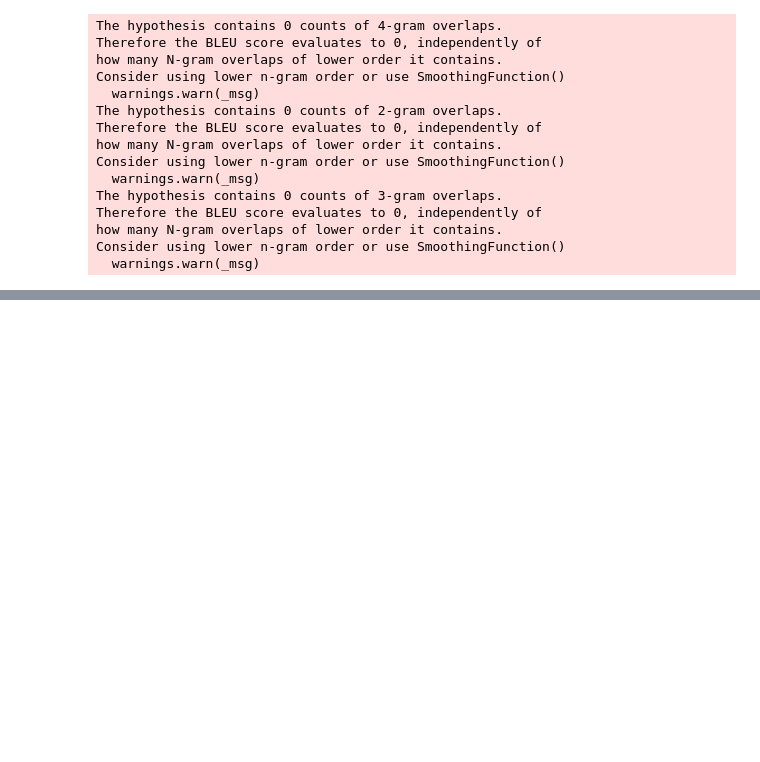
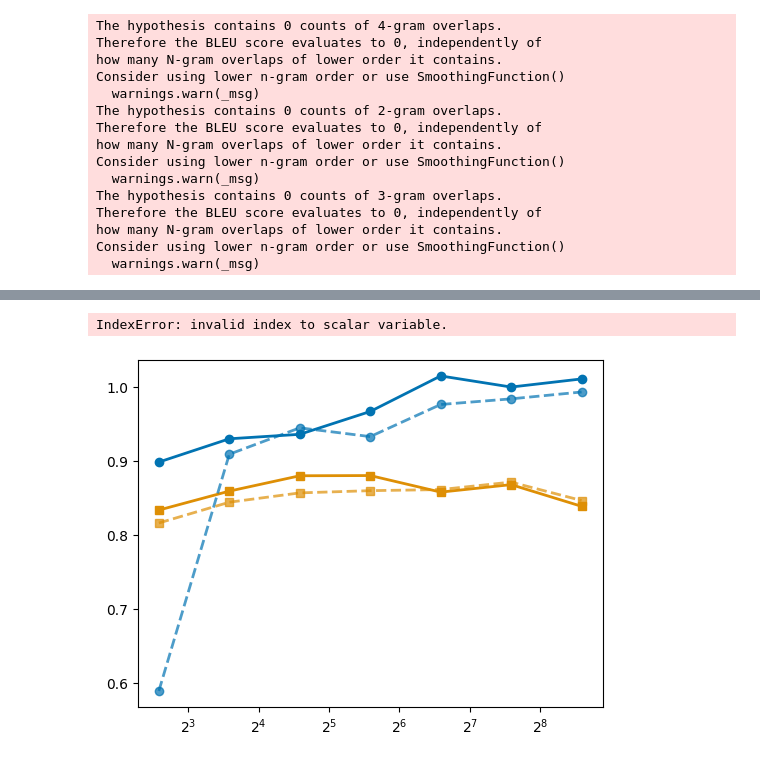
Before and after one commit to Igzi/fall-2025-semester-project, a Jupyter notebook: notebooks/test_different_cluster_size.ipynb, the cells around one changed output, grey strips where cells are left out. Drawn from its saved outputs; the diff is of its cells as text; code cells hidden in the pictures; blank space fills up the shorter version.

```diff
--- a/notebooks/test_different_cluster_size.ipynb
+++ b/notebooks/test_different_cluster_size.ipynb
@@ -680,0 +753,62 @@ Consider using lower n-gram order or use SmoothingFunction()
+# %%
+import numpy as np
+import matplotlib.pyplot as plt
+
+# x_values = [6, 12, 24, 48, 96, 192, 384, 768, 1536]
+x_values = np.array([6*pow(2,p) for p in range(7)])
+
+# Create single plot
+fig, ax = plt.subplots(figsize=(6, 4.5))
+
+# Color scheme - colorblind friendly
+color_id = '#0173B2'  # Blue for ID
+color_ood = '#DE8F05'  # Orange for OOD
+
+# Plot 7B model (solid lines)
+ax.semilogx(x_values, results_fusion_7b, marker='o', base=2, label="7B ID",
+            color=color_id, linewidth=2, markersize=6, linestyle='-')
+ax.semilogx(x_values, results_fusion_ood_7b, marker='s', base=2, label="7B OOD",
+            color=color_ood, linewidth=2, markersize=6, linestyle='-')
+
+# Plot 13B model (dashed lines)
+ax.semilogx(x_values, results_fusion_13b, marker='o', base=2, label="13B ID",
+            color=color_id, linewidth=2, markersize=6, linestyle='--', alpha=0.7)
+ax.semilogx(x_values, results_fusion_ood_13b, marker='s', base=2, label="13B OOD",
+            color=color_ood, linewidth=2, markersize=6, linestyle='--', alpha=0.7)
+
+# Mark maximum points for 7B
+max_idx_7b = np.argmax(results_fusion_7b)
+max_idx_ood_7b = np.argmax(results_fusion_ood_7b)
+ax.scatter(x_values[max_idx_7b], results_7b[max_idx_7b],
+           s=200, marker='*', color=color_id, edgecolor='black', linewidth=1.5, zorder=5)
+ax.scatter(x_values[max_idx_ood_7b], results_ood_7b[max_idx_ood_7b],
+           s=200, marker='*', color=color_ood, edgecolor='black', linewidth=1.5, zorder=5)
+
+# Mark maximum points for 13B
+max_idx_13b = np.argmax(results_fusion_13b)
+max_idx_ood_13b = np.argmax(results_fusion_ood_13b)
+ax.scatter(x_values[max_idx_13b], results_fusion_13b[max_idx_13b],
+           s=200, marker='*', color=color_id, edgecolor='gray', linewidth=1.5, zorder=5, alpha=0.7)
+ax.scatter(x_values[max_idx_ood_13b], results_fusion_ood_13b[max_idx_ood_13b],
+           s=200, marker='*', color=color_ood, edgecolor='gray', linewidth=1.5, zorder=5, alpha=0.7)
+
+ax.set_xticks(x_values)
+ax.set_xticklabels([str(k) for k in x_values], fontsize=9)
+ax.set_xlabel("Number of clusters $k$", fontsize=11)
+ax.set_ylabel("Normalized Performance", fontsize=11)
+ax.grid(True, linestyle='--', alpha=0.4, which='both')
+ax.legend(loc='lower right', frameon=True, fontsize=10, ncol=2)
+ax.tick_params(axis='y', labelsize=9)
+ax.set_ylim(0.65,1.05)
+
+plt.tight_layout()
+plt.savefig('cluster_size_comparison_combined.pdf', dpi=300, bbox_inches='tight')
+plt.show()
+
+print(f"7B - Optimal k (ID): {x_values[max_idx_7b]}, Score: {results_7b[max_idx_7b]:.4f}")
+print(f"7B - Optimal k (OOD): {x_values[max_idx_ood_7b]}, Score: {results_ood_7b[max_idx_ood_7b]:.4f}")
+print(f"13B - Optimal k (ID): {x_values[max_idx_13b]}, Score: {results_13b[max_idx_13b]:.4f}")
+print(f"13B - Optimal k (OOD): {x_values[max_idx_ood_13b]}, Score: {results_ood_13b[max_idx_ood_13b]:.4f}")
+# %% [output]
+IndexError: invalid index to scalar variable.
+[figure, added]
```
Also changed, not shown: parts of 12 cells of this notebook.
